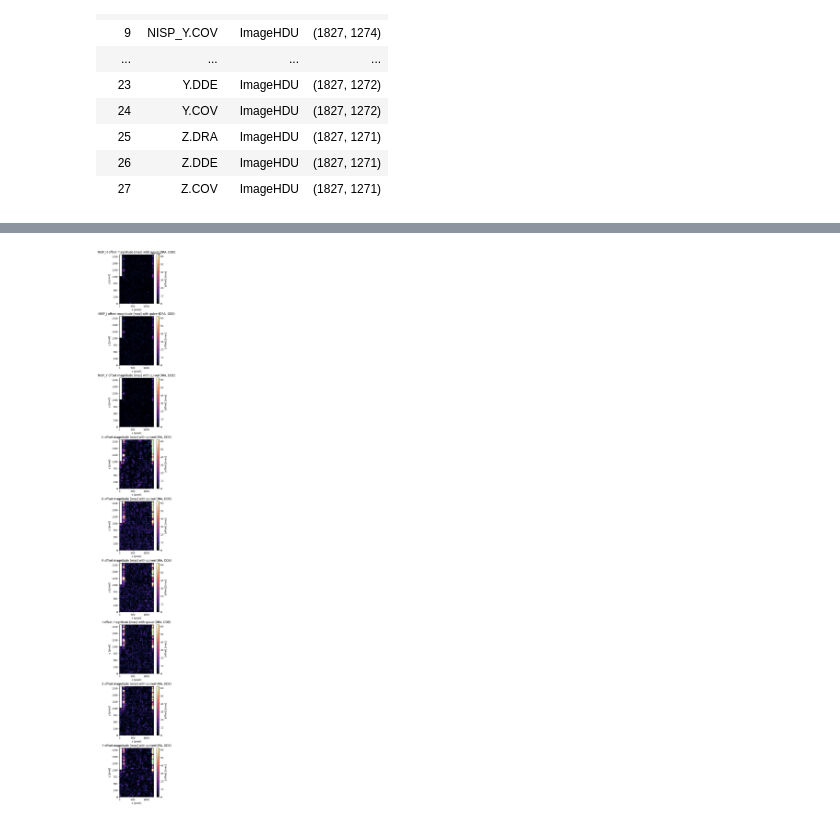
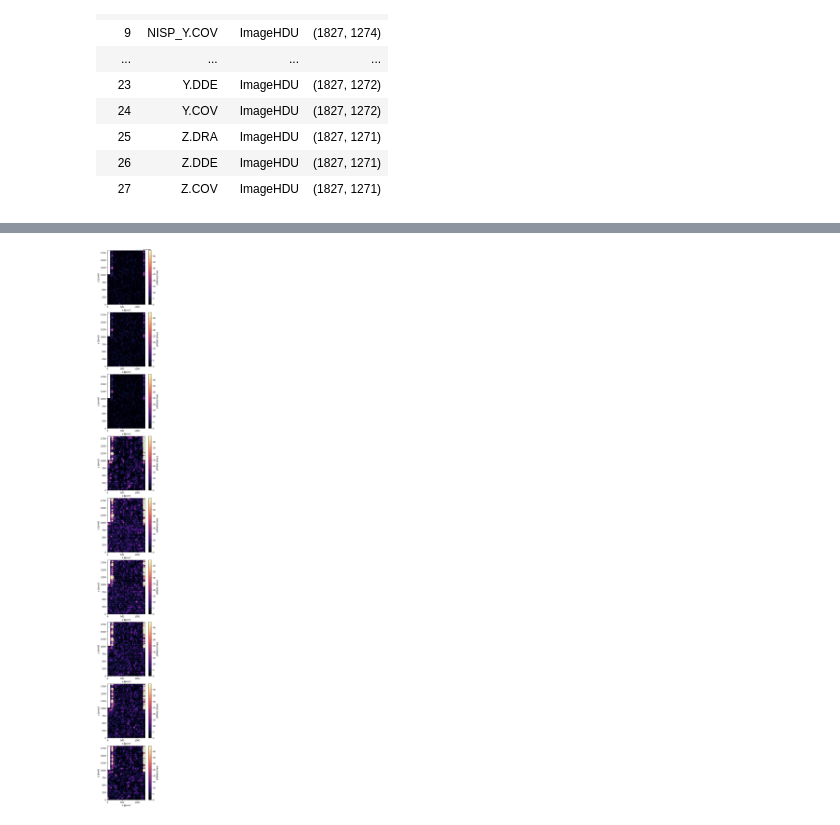
Before and after one commit to xoubish/JAISP, a Jupyter notebook: io/08_visualize_concordance_fits.ipynb, the cells around one changed output, grey strips where cells are left out. Drawn from its saved outputs; the diff is of its cells as text; code cells hidden in the pictures.

```diff
--- a/io/08_visualize_concordance_fits.ipynb
+++ b/io/08_visualize_concordance_fits.ipynb
@@ -248,7 +328,7 @@ nrows = len(GROUP_NAMES)
 fig, axes = plt.subplots(
     nrows,
     1,
-    figsize=(9, 3.6 * nrows),
+    figsize=(12, 4 * nrows),
     constrained_layout=True,
     squeeze=False,
 )
@@ -261,35 +341,35 @@ for row_idx, name in enumerate(GROUP_NAMES):
     dra = entry["DRA"]["data"] * MAS_PER_ARCSEC
     dde = entry["DDE"]["data"] * MAS_PER_ARCSEC
     cov = entry["COV"]["data"] if "COV" in entry else None
 
     magnitude = offset_magnitude(dra, dde, cov)
     x, y, u, v = quiver_samples(
         dra,
         dde,
         cov,
         reference_mas=QUIVER_REF_MAS,
         min_mas=QUIVER_MIN_MAS,
     )
 
     ax.set_facecolor("white")
     im = ax.imshow(magnitude, cmap="magma", vmin=0.0, vmax=MAG_VMAX)
     if len(x):
         quiver = ax.quiver(x, y, u, v, **QUIVER_STYLE)
         if first_quiver is None:
             first_quiver = quiver
 
-    ax.set_title(f"{name} offset magnitude [mas] with quiver(DRA, DDE)")
+    #ax.set_title(f"{name} offset magnitude [mas] with quiver(DRA, DDE)")
     ax.set_xlabel("x [pixel]")
     ax.set_ylabel("y [pixel]")
     plt.colorbar(im, ax=ax, fraction=0.046, pad=0.02, label="|offset| [mas]")
 
 if first_quiver is not None:
     key_length = 50.0 / QUIVER_REF_MAS * QUIVER_ARROW_PIXELS
     axes[0, 0].quiverkey(first_quiver, X=0.9, Y=1.02, U=key_length, label="50 mas", labelpos="E")
 
 plt.show()
 # %% [output]
-[figure, old version]
+[figure, new version]
 # %%
 GROUP = GROUP_NAMES[0]  # Change this to another key from GROUP_NAMES.
 
```
Also changed, not shown: parts of 4 cells of this notebook.
